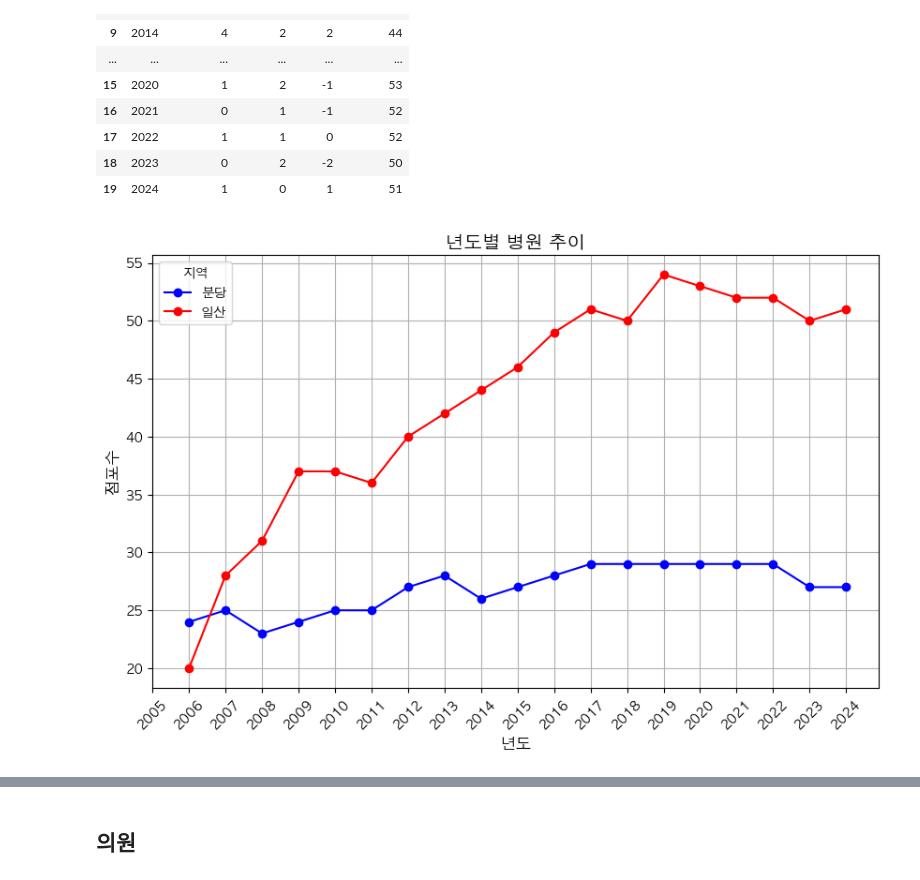
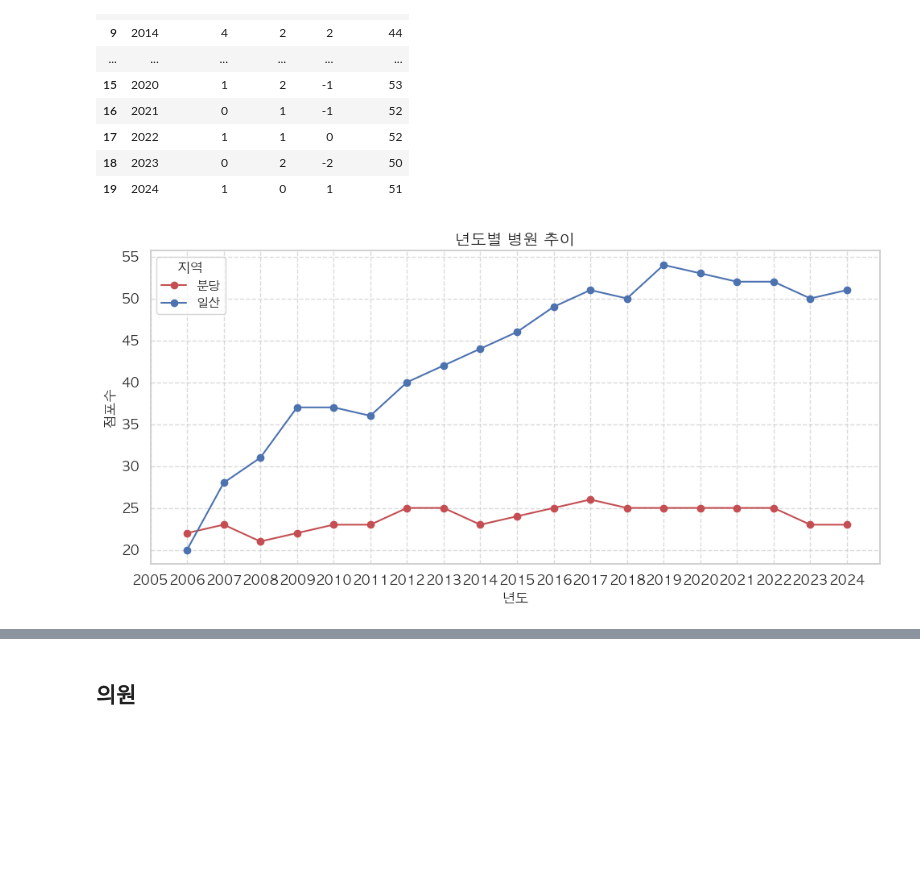
Before and after one commit to SnapishAgent/Ilsan-Investment-Insight, a Jupyter notebook: 생활 인프라/dataset_visualize_life_infra_line_graph.ipynb, the cells around one changed output, grey strips where cells are left out. Cells and saved outputs as stored; diff of their text form; code cells hidden in the pictures; blank space fills up the shorter version.

```diff
--- a/생활 인프라/dataset_visualize_life_infra_line_graph.ipynb
+++ b/생활 인프라/dataset_visualize_life_infra_line_graph.ipynb
@@ -351,3 +339,8 @@ data_ilsan = pd.read_csv(next((x for x in data if '일산' in x)))
+# %%
+import pandas as pd
+
+data_bundang = pd.read_csv('/Users/shinjh/Desktop/likelion/mid_project/dataset_life_infra/dataset_life_infra_분당_병원.csv')
+data_ilsan = pd.read_csv('/Users/shinjh/Desktop/likelion/mid_project/dataset_life_infra/dataset_life_infra_일산_병원.csv')
 # %% [markdown]
 ## 분당
 # %%
@@ -473,27 +466,41 @@ count_df_ilsan
 | 18 | 2023 | 0 | 2 | -2 | 50 |
 | 19 | 2024 | 1 | 0 | 1 | 51 |
 # %%
+import seaborn as sns
+import matplotlib.pyplot as plt
+from matplotlib import rc  ### 이 줄과
+
+sns.set(style='whitegrid')
+
+# 다른 MacOS 폰트 경로 (AppleGothic)
+rc('font', family='AppleGothic')
+
+# 마이너스 기호 문제 해결하기
+plt.rcParams['axes.unicode_minus'] = False
+
 ## 점포수
 # 꺾은선 그래프 그리기
-plt.figure(figsize=(10, 6))
-plt.plot(count_df_bundang.loc[1:]['년도'], count_df_bundang.loc[1:]['년도별갯수'], marker='o', color='b', linestyle='-')
-plt.plot(count_df_ilsan.loc[1:]['년도'], count_df_ilsan.loc[1:]['년도별갯수'], marker='o', color='r', linestyle='-')
+plt.figure(figsize=(10, 5))
+plt.plot(count_df_bundang.loc[1:]['년도'], count_df_bundang.loc[1:]['년도별갯수'], marker='o', color='r', linestyle='-')
+plt.plot(count_df_ilsan.loc[1:]['년도'], count_df_ilsan.loc[1:]['년도별갯수'], marker='o', color='b', linestyle='-')
 
 # 그래프 제목과 축 라벨 설정
 plt.title('년도별 병원 추이', fontsize=14)
 plt.xlabel('년도', fontsize=12)
 plt.ylabel('점포수', fontsize=12)
 
-# x축 tick을 2006부터 2024까지 설정
-plt.xticks(count_df_bundang['년도'], rotation=45)
+plt.xticks(count_df_bundang['년도'], rotation=0, fontsize=12)
+plt.yticks(fontsize=12)
 
 # 격자 추가
 plt.grid(True)
 
 # 그래프에 레전드 추가
 plt.legend(title='지역', labels=['분당', '일산'], loc='upper left')
+plt.grid(True, linestyle='--', alpha=0.7)
 
+plt.tight_layout()
 # 그래프 출력
 plt.show()
 # %% [output]
-[figure, old version]
+[figure, new version]
```
Also changed, not shown: parts of 30 cells of this notebook.
